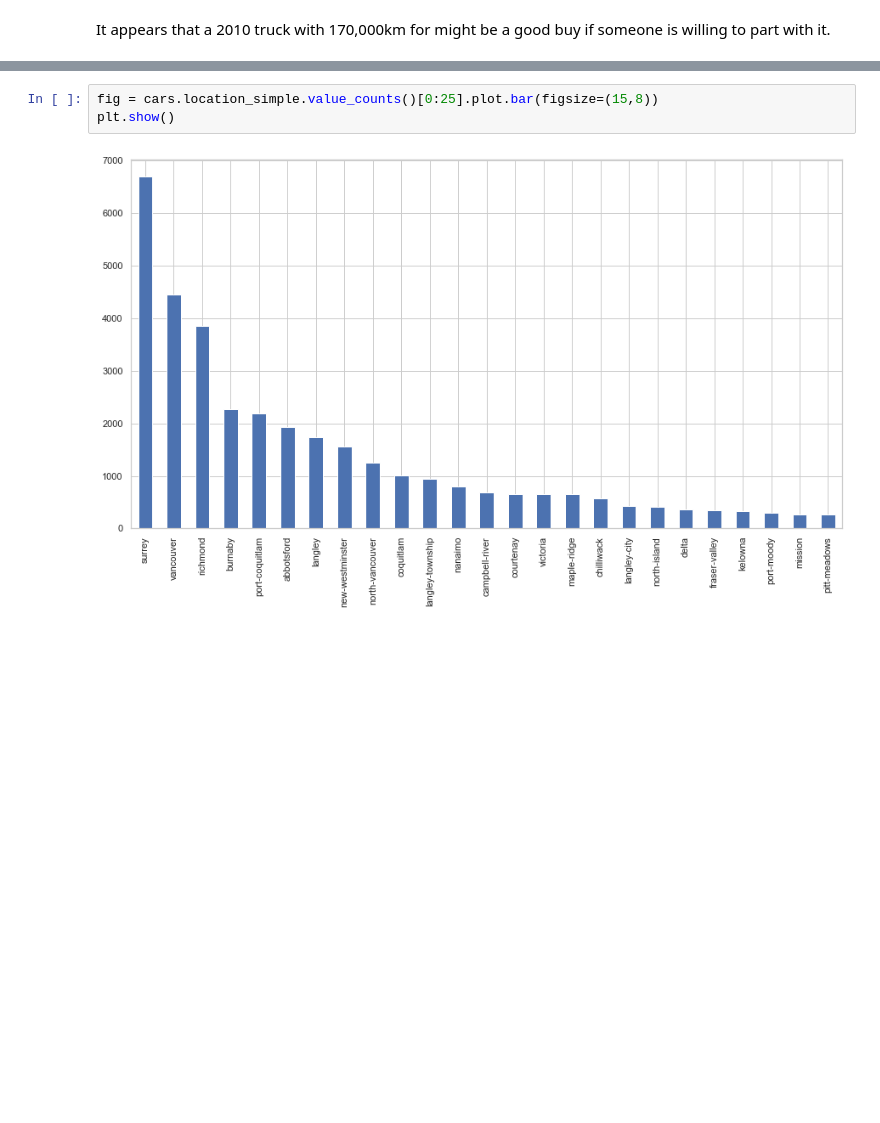
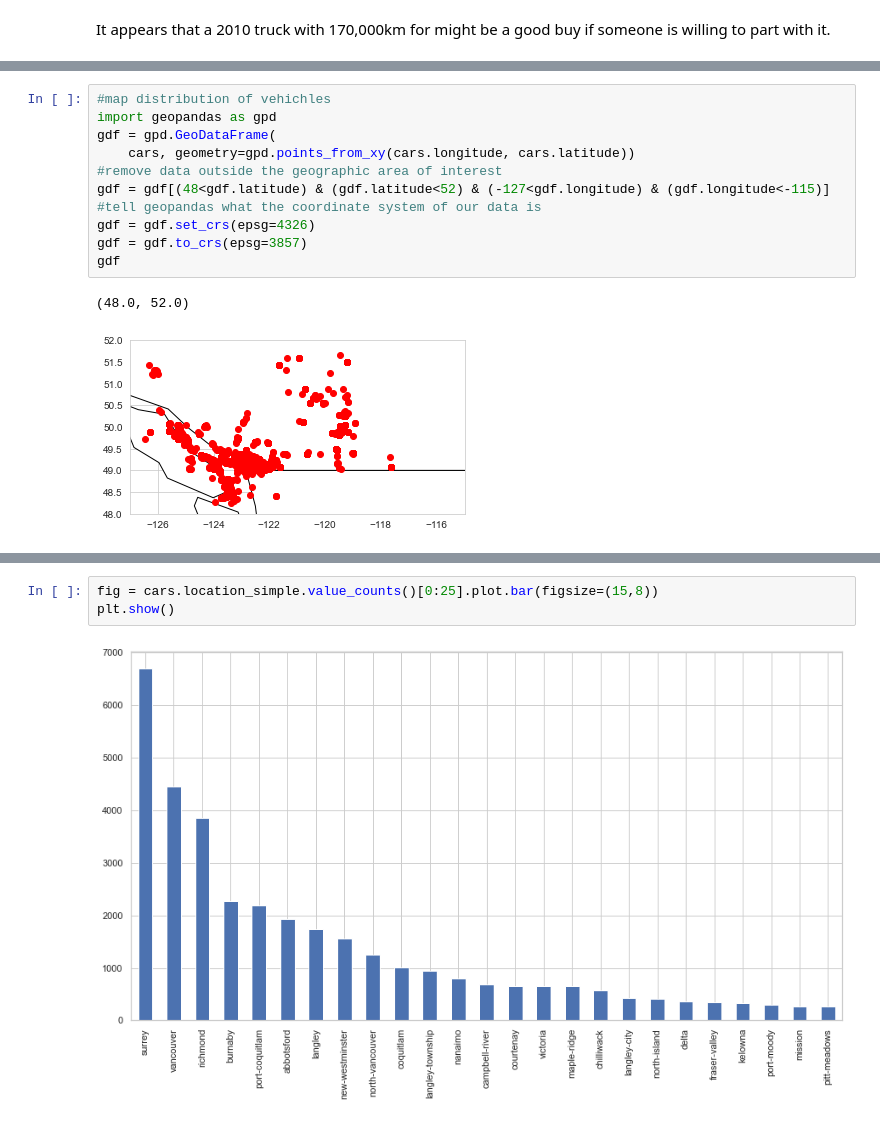
Before and after one commit to asylve/Craiglist-Cars-Study, a Jupyter notebook: EDA.ipynb, the cells around one changed output, grey strips where cells are left out. Saved outputs shown, nothing was run; the diff lists cells and outputs as text; blank space fills up the shorter version.

```diff
--- a/EDA.ipynb
+++ b/EDA.ipynb
@@ -142,0 +159,14 @@ for thing in [' sedan', ' truck', ' SUV']:
+# %%
+#map distribution of vehichles
+import geopandas as gpd
+gdf = gpd.GeoDataFrame(
+    cars, geometry=gpd.points_from_xy(cars.longitude, cars.latitude))
+#remove data outside the geographic area of interest
+gdf = gdf[(48<gdf.latitude) & (gdf.latitude<52) & (-127<gdf.longitude) & (gdf.longitude<-115)]
+#tell geopandas what the coordinate system of our data is
+gdf = gdf.set_crs(epsg=4326)
+gdf = gdf.to_crs(epsg=3857)
+gdf
+# %% [output]
+(48.0, 52.0)
+[figure, added]
```
Also changed, not shown: parts of 16 cells of this notebook.
